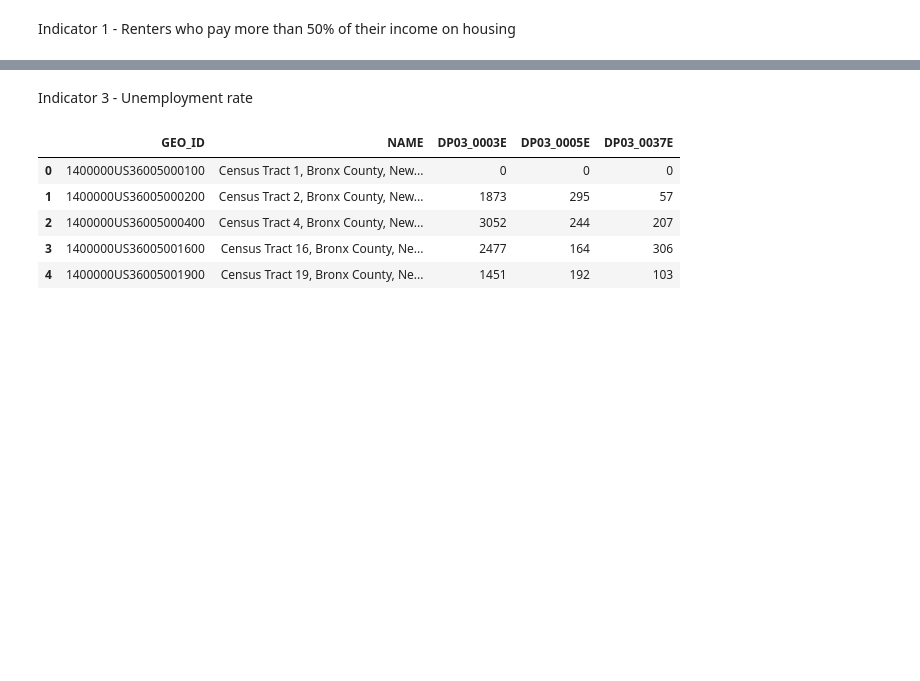
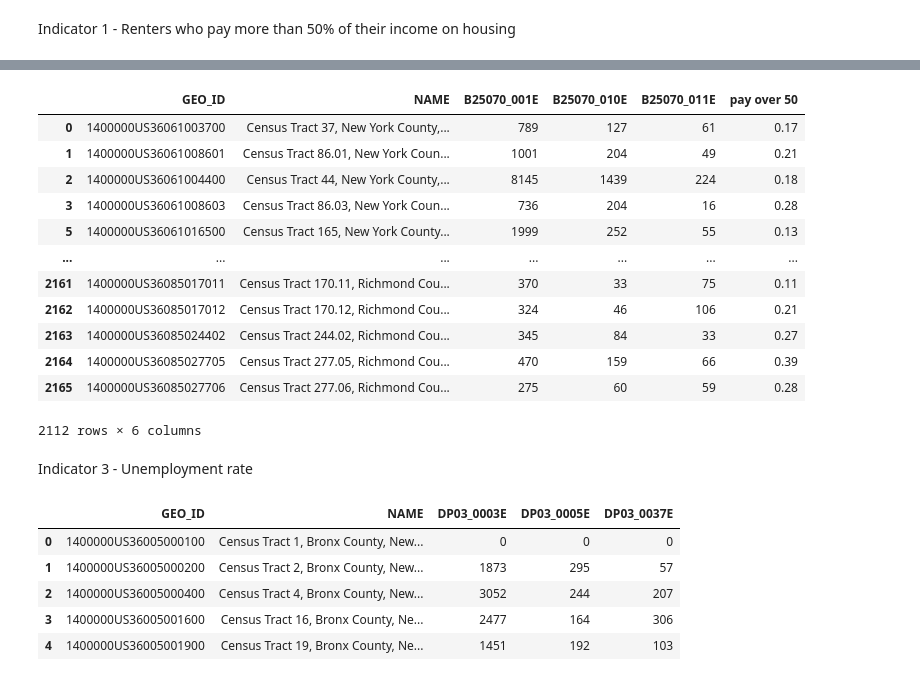
Before and after one commit to community-insight-impact/cvi_ucla_partnership, a Jupyter notebook: notebooks/merge_data_rent.ipynb, the cells around one changed output, grey strips where cells are left out. Cells and saved outputs as stored; diff of their text form; code cells hidden in the pictures; blank space fills up the shorter version.

```diff
--- a/notebooks/merge_data_rent.ipynb
+++ b/notebooks/merge_data_rent.ipynb
@@ -34,3 +60,21 @@ rent.head()
+# %%
+# rent table without  NaN
+
+rent.dropna()
+# %% [output]
+|  | GEO_ID | NAME | B25070_001E | B25070_010E | B25070_011E | pay over 50 |
+| 0 | 1400000US36061003700 | Census Tract 37, New York County,... | 789 | 127 | 61 | 0.17 |
+| 1 | 1400000US36061008601 | Census Tract 86.01, New York Coun... | 1001 | 204 | 49 | 0.21 |
+| 2 | 1400000US36061004400 | Census Tract 44, New York County,... | 8145 | 1439 | 224 | 0.18 |
+| 3 | 1400000US36061008603 | Census Tract 86.03, New York Coun... | 736 | 204 | 16 | 0.28 |
+| 5 | 1400000US36061016500 | Census Tract 165, New York County... | 1999 | 252 | 55 | 0.13 |
+| ... | ... | ... | ... | ... | ... | ... |
+| 2161 | 1400000US36085017011 | Census Tract 170.11, Richmond Cou... | 370 | 33 | 75 | 0.11 |
+| 2162 | 1400000US36085017012 | Census Tract 170.12, Richmond Cou... | 324 | 46 | 106 | 0.21 |
+| 2163 | 1400000US36085024402 | Census Tract 244.02, Richmond Cou... | 345 | 84 | 33 | 0.27 |
+| 2164 | 1400000US36085027705 | Census Tract 277.05, Richmond Cou... | 470 | 159 | 66 | 0.39 |
+| 2165 | 1400000US36085027706 | Census Tract 277.06, Richmond Cou... | 275 | 60 | 59 | 0.28 |
+2112 rows × 6 columns
 # %% [markdown]
 Indicator 3 - Unemployment rate
 # %%
```
Also changed, not shown: parts of 4 cells of this notebook.
